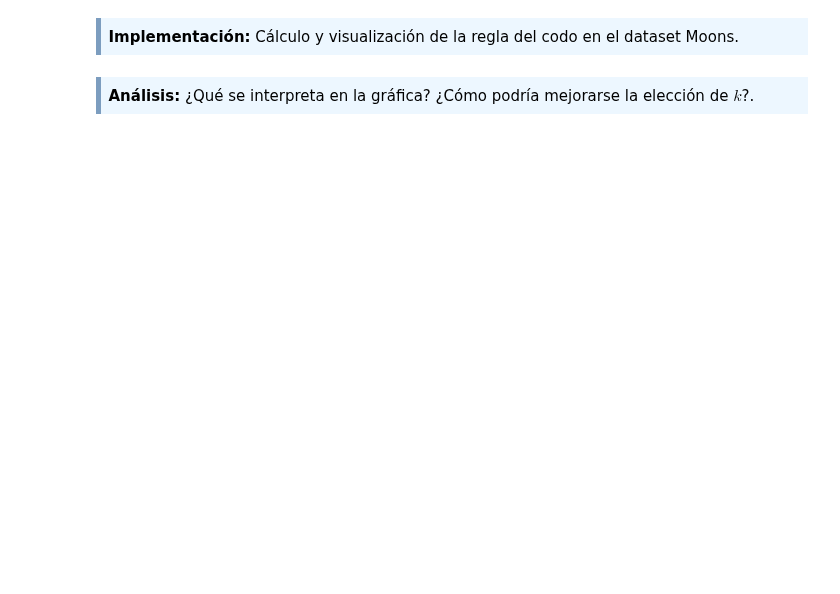
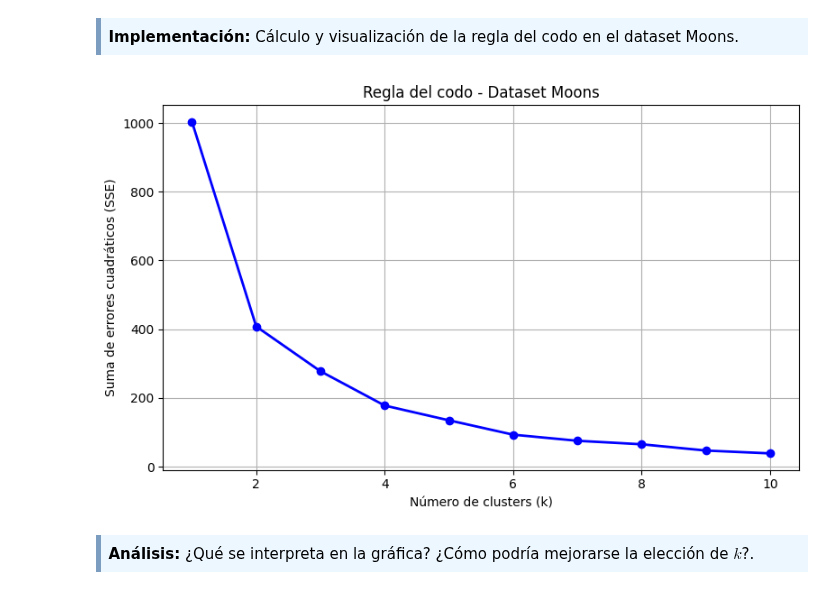
Before and after one commit to JulioUQ/Aprendizaje-automatico-con-python, a Jupyter notebook: Bloque 2 - Métodos no supervisados/PEC/M2.891_20251_PEC2-UbedaQuesadaJulio .ipynb, the cells around one changed output. Saved outputs shown, nothing was run; the diff lists cells and outputs as text; code cells hidden in the pictures; blank space fills up the shorter version.

```diff
--- a/Bloque 2 - Métodos no supervisados/PEC/M2.891_20251_PEC2-UbedaQuesadaJulio .ipynb
+++ b/Bloque 2 - Métodos no supervisados/PEC/M2.891_20251_PEC2-UbedaQuesadaJulio .ipynb
@@ -143,6 +226,33 @@ X, y = X_moons, y_moons
 <div style="background-color: #EDF7FF; border-color: #7C9DBF; border-left: 5px solid #7C9DBF; padding: 0.5em;">
 <strong>Implementación:</strong> Cálculo y visualización de la regla del codo en el dataset Moons.
 </div>
+# %%
+# ==========================================================
+# Implementación: Regla del codo - Dataset Moons
+# ==========================================================
+
+# Rango de valores posibles para k
+k_values = range(1, 11)
+sse = []
+
+# Calcular SSE para cada k
+for k in k_values:
+    kmeans = KMeans(n_clusters=k, random_state=seed)
+    kmeans.fit(X)
+    sse.append(kmeans.inertia_)
+
+# Graficar la regla del codo
+plt.figure(figsize=(8, 5))
+plt.plot(k_values, sse, 'bo-', linewidth=2)
+plt.xlabel('Número de clusters (k)')
+plt.ylabel('Suma de errores cuadráticos (SSE)')
+plt.title('Regla del codo - Dataset Moons')
+plt.grid(True)
+plt.tight_layout()
+plt.savefig(r'../Visualizaciones/regla_del_codo_moons.png', dpi=300)
+plt.show()
+# %% [output]
+[figure, added]
 # %% [markdown]
 <div style="background-color: #EDF7FF; border-color: #7C9DBF; border-left: 5px solid #7C9DBF; padding: 0.5em;">
 <strong>Análisis:</strong> ¿Qué se interpreta en la gráfica? ¿Cómo podría mejorarse la elección de $k$?.
```
Also changed, not shown: parts of 25 cells of this notebook, 14 other files.
